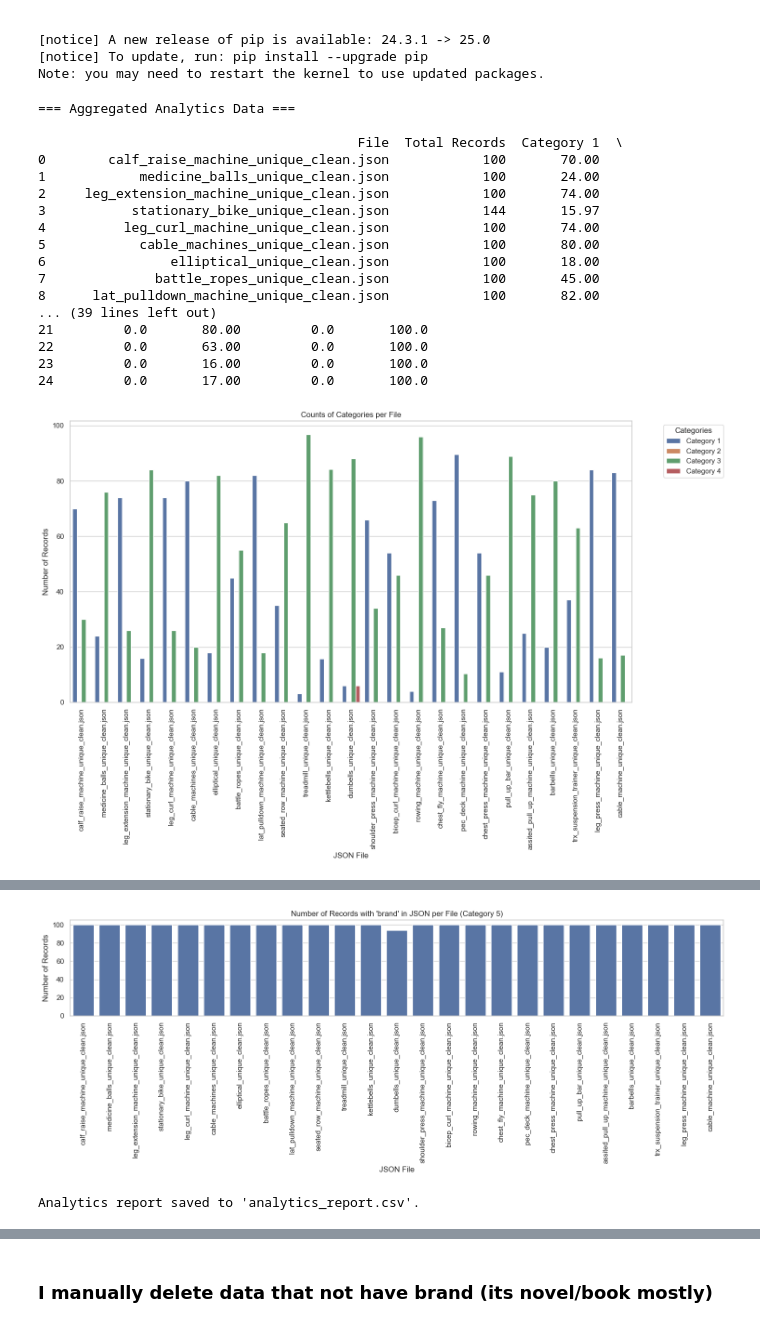
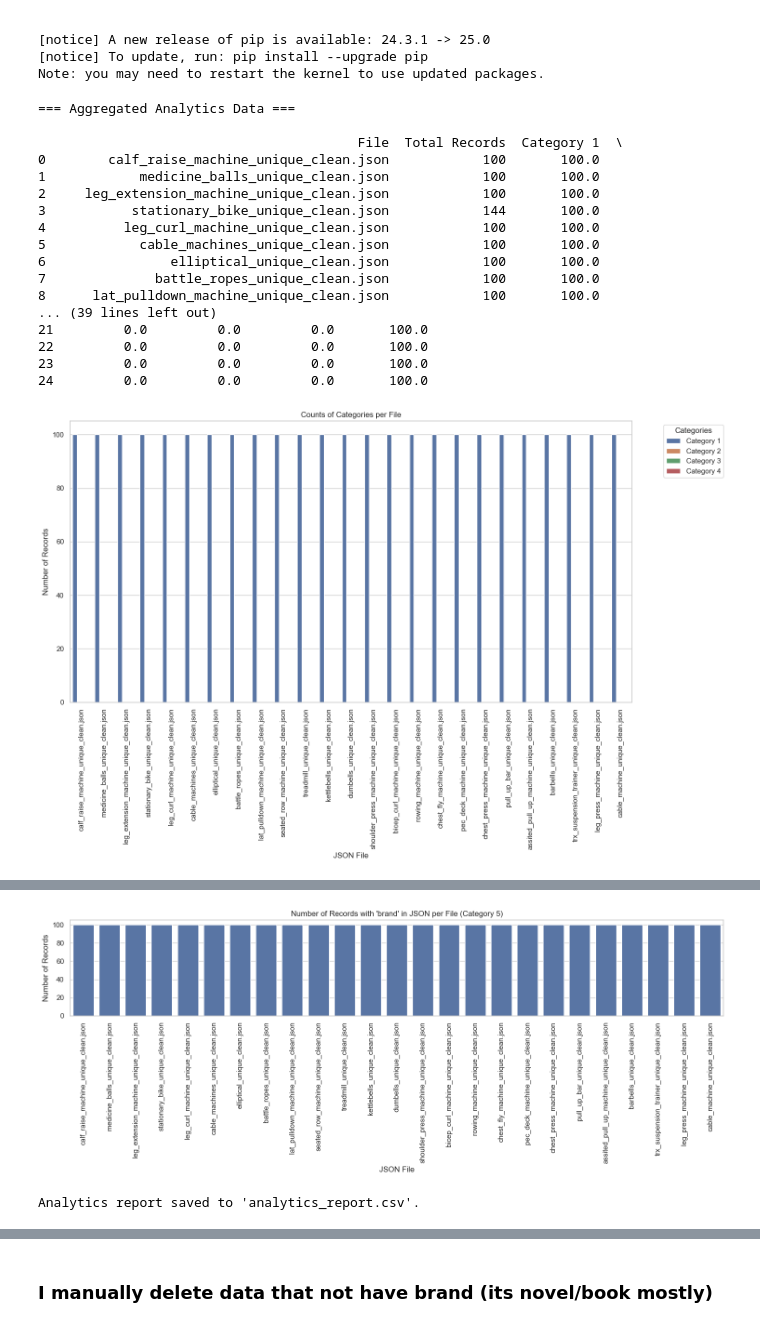
Before and after one commit to E-cercise/data-scrapper-actor, a Jupyter notebook: experimant.ipynb, the cells around one changed output, grey strips where cells are left out. Drawn from its saved outputs; the diff is of its cells as text; code cells hidden in the pictures.

Commit message:
clean1

```diff
--- a/experimant.ipynb
+++ b/experimant.ipynb
@@ -203,7 +203,7 @@ import seaborn as sns
 sns.set(style="whitegrid")
 
 # Define the directory containing the JSON files
-CLEAN_DIR = "clean"
+CLEAN_DIR = "clean1"
 
 # Define the classification categories
 CATEGORIES = {
@@ -359,44 +359,44 @@ def visualize_analytics(df):
     sns.barplot(x="File", y="Category 5", data=df)
     plt.xticks(rotation=90)
     plt.title("Number of Records with 'brand' in JSON per File (Category 5)")
     plt.xlabel("JSON File")
     plt.ylabel("Number of Records")
     plt.tight_layout()
     plt.show()
 
 def main():
     # Process all files and get analytics DataFrame
     analytics_df = process_all_files(CLEAN_DIR)
 
     # Display the analytics DataFrame
     print("=== Aggregated Analytics Data ===\n")
     print(analytics_df)
 
     # Visualize the analytics
     visualize_analytics(analytics_df)
 
     # Optionally, save the analytics data to a CSV file
     analytics_df.to_csv("analytics_report.csv", index=False)
     print("\nAnalytics report saved to 'analytics_report.csv'.")
 
 if __name__ == "__main__":
     main()
 # %% [output]
 === Aggregated Analytics Data ===
 
                                          File  Total Records  Category 1  \
-0        calf_raise_machine_unique_clean.json            100       70.00
-1            medicine_balls_unique_clean.json            100       24.00
-2     leg_extension_machine_unique_clean.json            100       74.00
-3           stationary_bike_unique_clean.json            144       15.97
-4          leg_curl_machine_unique_clean.json            100       74.00
-5            cable_machines_unique_clean.json            100       80.00
-6                elliptical_unique_clean.json            100       18.00
-7              battle_ropes_unique_clean.json            100       45.00
-8      lat_pulldown_machine_unique_clean.json            100       82.00
+0        calf_raise_machine_unique_clean.json            100       100.0
+1            medicine_balls_unique_clean.json            100       100.0
+2     leg_extension_machine_unique_clean.json            100       100.0
+3           stationary_bike_unique_clean.json            144       100.0
+4          leg_curl_machine_unique_clean.json            100       100.0
+5            cable_machines_unique_clean.json            100       100.0
+6                elliptical_unique_clean.json            100       100.0
+7              battle_ropes_unique_clean.json            100       100.0
+8      lat_pulldown_machine_unique_clean.json            100       100.0
 ... (39 lines left out)
-21         0.0       80.00         0.0       100.0
-22         0.0       63.00         0.0       100.0
-23         0.0       16.00         0.0       100.0
-24         0.0       17.00         0.0       100.0
+21         0.0         0.0         0.0       100.0
+22         0.0         0.0         0.0       100.0
+23         0.0         0.0         0.0       100.0
+24         0.0         0.0         0.0       100.0
-[figure, old version]
+[figure, new version]
@@ -404,4 +404,4 @@ if __name__ == "__main__":
-[figure, old version]
+[figure, new version]
 Analytics report saved to 'analytics_report.csv'.
 # %%
 df = pd.read_csv("analytics_report.csv")
```
Also changed, not shown: parts of 1 cell of this notebook, 27 other files.
